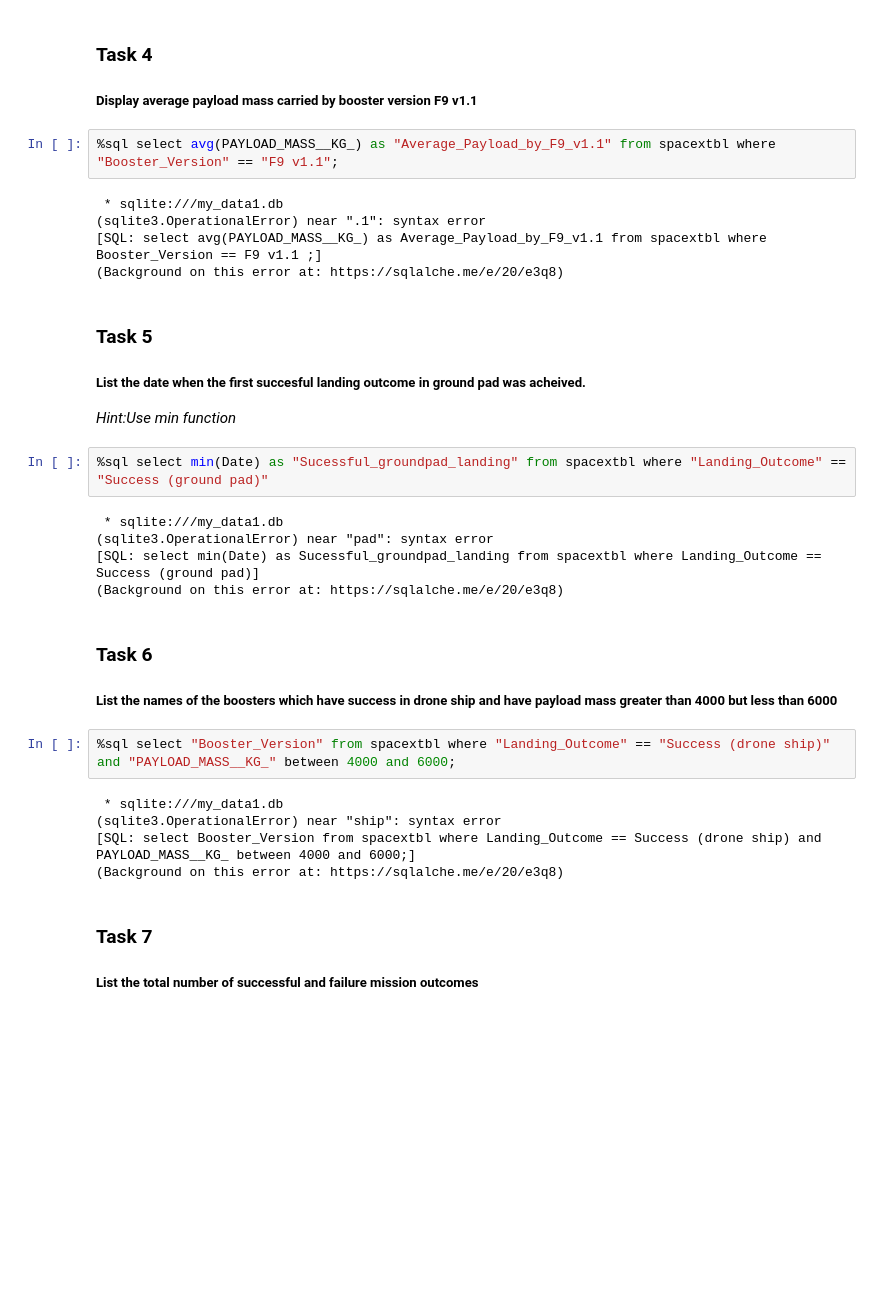
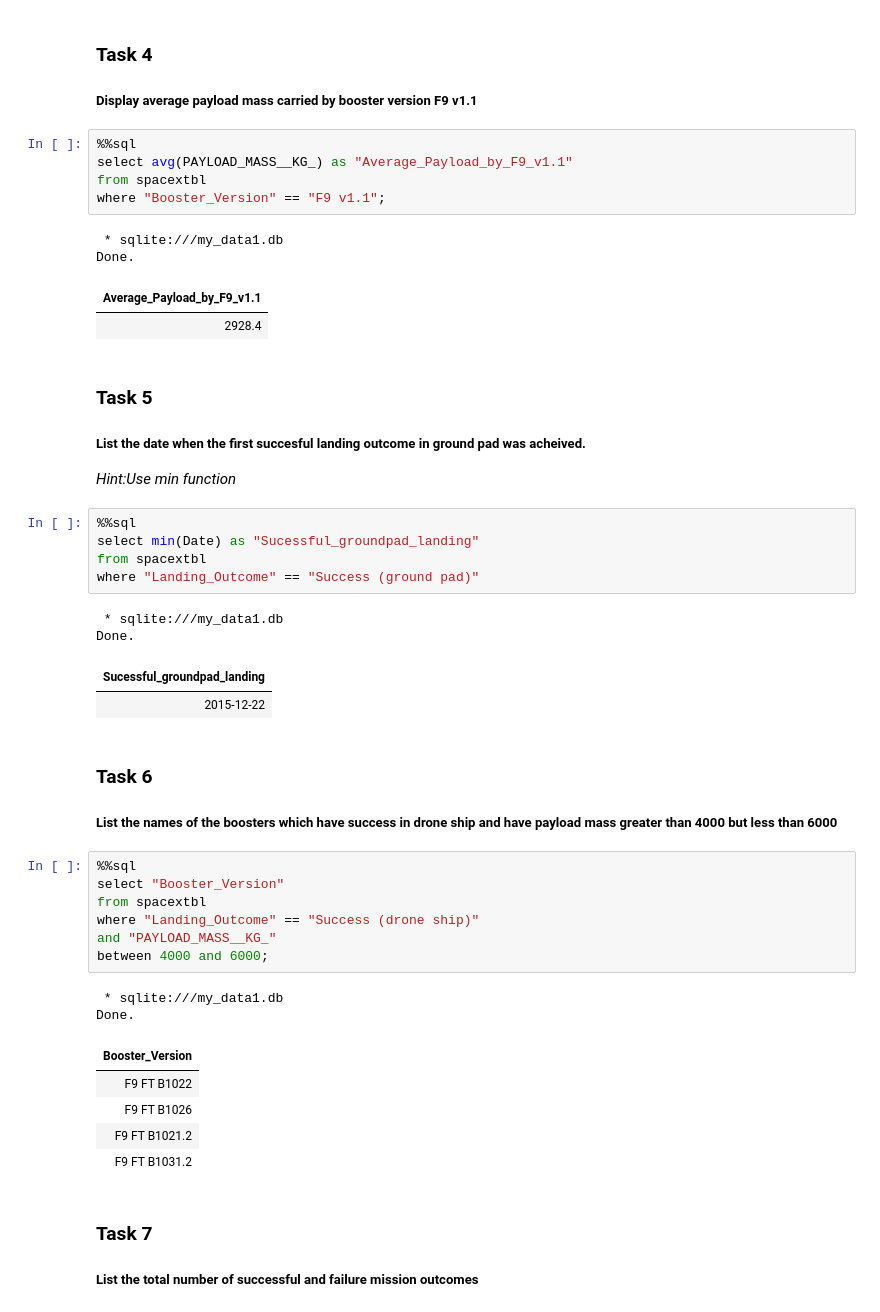
Before and after one commit to bslime21/Capstone-Project---Predicting-SpaceX-Falcon9-First-Stage-Landing-Success-using-Machine-Learning, a Jupyter notebook: jupyter-labs-eda-sql-coursera_sqllite.ipynb, the cells around one changed output. Drawn from its saved outputs; the diff is of its cells as text; blank space fills up the shorter version.

```diff
--- a/jupyter-labs-eda-sql-coursera_sqllite.ipynb
+++ b/jupyter-labs-eda-sql-coursera_sqllite.ipynb
@@ -202,12 +160,15 @@ Done.
 
 ##### Display average payload mass carried by booster version F9 v1.1
 # %%
-%sql select avg(PAYLOAD_MASS__KG_) as "Average_Payload_by_F9_v1.1" from spacextbl where "Booster_Version" == "F9 v1.1";
+%%sql
+select avg(PAYLOAD_MASS__KG_) as "Average_Payload_by_F9_v1.1"
+from spacextbl
+where "Booster_Version" == "F9 v1.1";
 # %% [output]
  * sqlite:///my_data1.db
-(sqlite3.OperationalError) near ".1": syntax error
-[SQL: select avg(PAYLOAD_MASS__KG_) as Average_Payload_by_F9_v1.1 from spacextbl where Booster_Version == F9 v1.1 ;]
-(Background on this error at: https://sqlalche.me/e/20/e3q8)
+Done.
+| Average_Payload_by_F9_v1.1 |
+| 2928.4 |
 # %% [markdown]
 ### Task 5
 
@@ -216,23 +177,34 @@ Done.
 
 _Hint:Use min function_
 # %%
-%sql select min(Date) as "Sucessful_groundpad_landing" from spacextbl where "Landing_Outcome" == "Success (ground pad)"
+%%sql
+select min(Date) as "Sucessful_groundpad_landing"
+from spacextbl
+where "Landing_Outcome" == "Success (ground pad)"
 # %% [output]
  * sqlite:///my_data1.db
-(sqlite3.OperationalError) near "pad": syntax error
-[SQL: select min(Date) as Sucessful_groundpad_landing from spacextbl where Landing_Outcome == Success (ground pad)]
-(Background on this error at: https://sqlalche.me/e/20/e3q8)
+Done.
+| Sucessful_groundpad_landing |
+| 2015-12-22 |
 # %% [markdown]
 ### Task 6
 
 ##### List the names of the boosters which have success in drone ship and have payload mass greater than 4000 but less than 6000
 # %%
-%sql select "Booster_Version" from spacextbl where "Landing_Outcome" == "Success (drone ship)" and "PAYLOAD_MASS__KG_" between 4000 and 6000;
+%%sql
+select "Booster_Version"
+from spacextbl
+where "Landing_Outcome" == "Success (drone ship)"
+and "PAYLOAD_MASS__KG_"
+between 4000 and 6000;
 # %% [output]
  * sqlite:///my_data1.db
-(sqlite3.OperationalError) near "ship": syntax error
-[SQL: select Booster_Version from spacextbl where Landing_Outcome == Success (drone ship) and PAYLOAD_MASS__KG_ between 4000 and 6000;]
-(Background on this error at: https://sqlalche.me/e/20/e3q8)
+Done.
+| Booster_Version |
+| F9 FT B1022 |
+| F9 FT B1026 |
+| F9 FT B1021.2 |
+| F9 FT B1031.2 |
 # %% [markdown]
 ### Task 7
 
```
Also changed, not shown: parts of 7 cells of this notebook.
